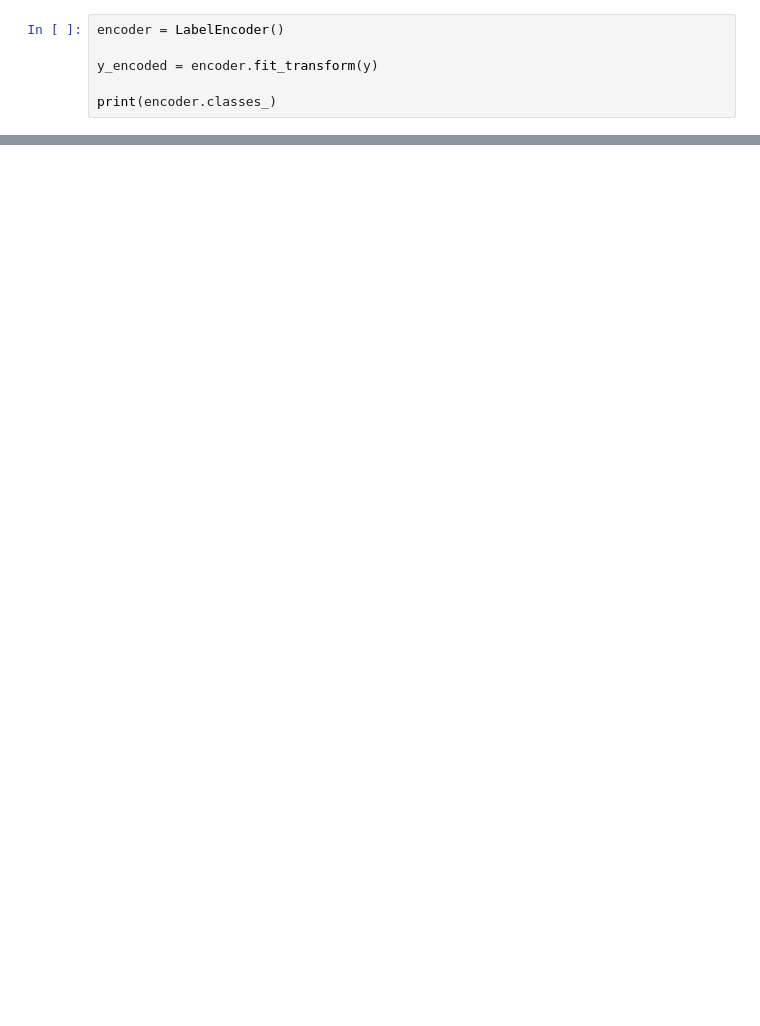
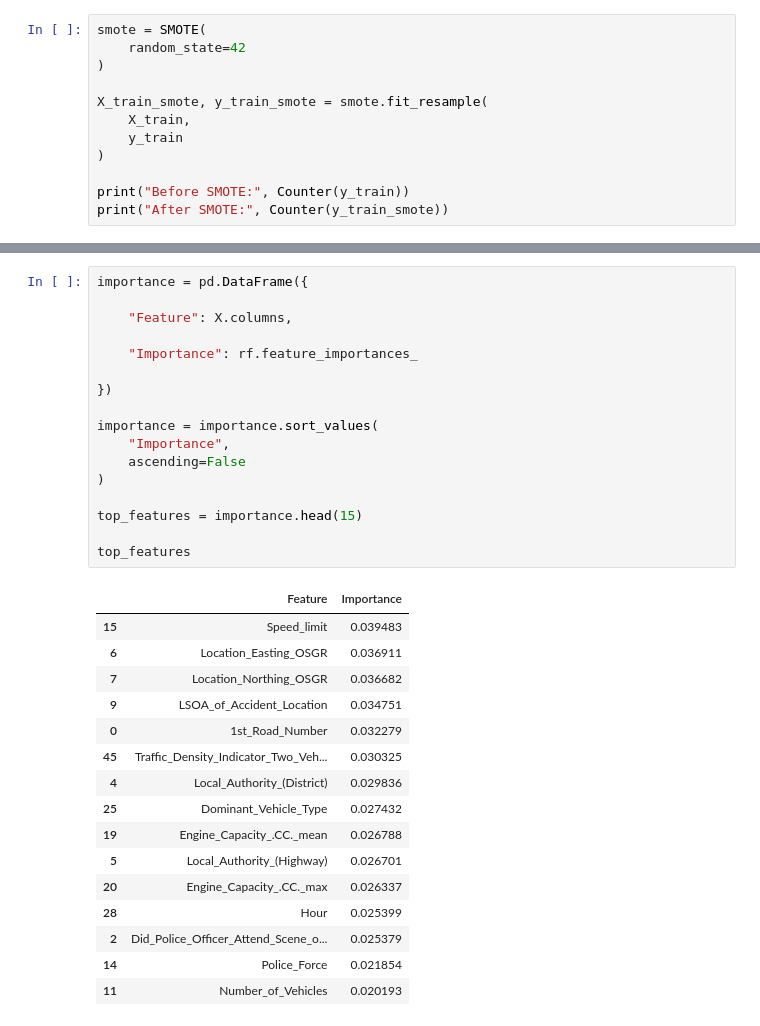
Before and after one commit to Saiiii0906/road_accident_severity_prediction_and_hotspot_analysis, a Jupyter notebook: student_A/Accident_Severity_Prediction.ipynb, the cells around one changed output, grey strips where cells are left out. Cells and saved outputs as stored; diff of their text form; blank space fills up the shorter version.

```diff
--- a/student_A/Accident_Severity_Prediction.ipynb
+++ b/student_A/Accident_Severity_Prediction.ipynb
@@ -147,7 +159,13 @@ Name: count, dtype: int64
 # %%
-encoder = LabelEncoder()
+smote = SMOTE(
+    random_state=42
+)
 
-y_encoded = encoder.fit_transform(y)
+X_train_smote, y_train_smote = smote.fit_resample(
+    X_train,
+    y_train
+)
 
-print(encoder.classes_)
+print("Before SMOTE:", Counter(y_train))
+print("After SMOTE:", Counter(y_train_smote))
 # %% [output]
@@ -210 +376,35 @@ xgb_pred = xgb.predict(X_test)
+# %%
+importance = pd.DataFrame({
+
+    "Feature": X.columns,
+
+    "Importance": rf.feature_importances_
+
+})
+
+importance = importance.sort_values(
+    "Importance",
+    ascending=False
+)
+
+top_features = importance.head(15)
+
+top_features
+# %% [output]
+|  | Feature | Importance |
+| 15 | Speed_limit | 0.039483 |
+| 6 | Location_Easting_OSGR | 0.036911 |
+| 7 | Location_Northing_OSGR | 0.036682 |
+| 9 | LSOA_of_Accident_Location | 0.034751 |
+| 0 | 1st_Road_Number | 0.032279 |
+| 45 | Traffic_Density_Indicator_Two_Veh... | 0.030325 |
+| 4 | Local_Authority_(District) | 0.029836 |
+| 25 | Dominant_Vehicle_Type | 0.027432 |
+| 19 | Engine_Capacity_.CC._mean | 0.026788 |
+| 5 | Local_Authority_(Highway) | 0.026701 |
+| 20 | Engine_Capacity_.CC._max | 0.026337 |
+| 28 | Hour | 0.025399 |
+| 2 | Did_Police_Officer_Attend_Scene_o... | 0.025379 |
+| 14 | Police_Force | 0.021854 |
+| 11 | Number_of_Vehicles | 0.020193 |
 # %%
```
Also changed, not shown: parts of 37 cells of this notebook.
